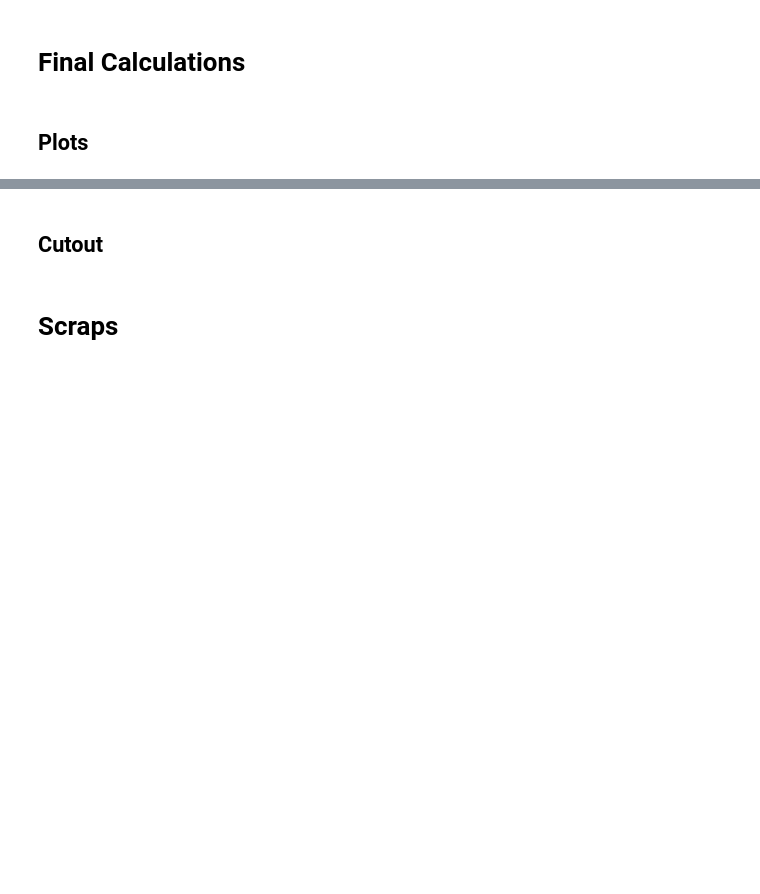
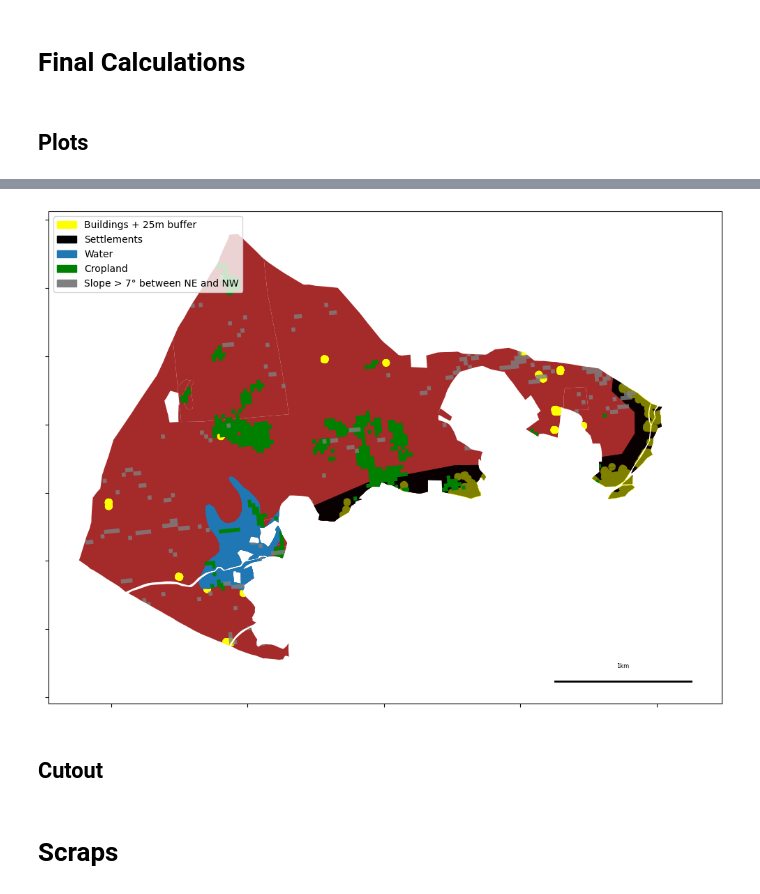
Before and after one commit to IDinsight/idinsight-solar-parks, a Jupyter notebook: notebooks/03_solar_parks_parcel_clustering.ipynb, the cells around one changed output, grey strips where cells are left out. Cells and saved outputs as stored; diff of their text form; code cells hidden in the pictures; blank space fills up the shorter version.

```diff
--- a/notebooks/03_solar_parks_parcel_clustering.ipynb
+++ b/notebooks/03_solar_parks_parcel_clustering.ipynb
@@ -943,7 +1051,6 @@ ax = gdf_with_parcel_id[gdf_with_parcel_id["parcel_id"] == CHOSEN_PARCEL_ID].plo
     label="Original Parcel",
     figsize=(10, 10),
 )
-ax.set_title(CHOSEN_PARCEL_ID, fontsize=12)
 ax.set_xticklabels([])
 ax.set_yticklabels([])
 
@@ -957,60 +1064,60 @@ ax.plot(
     [ymin + 130, ymin + 130],
     color="white",
     linewidth=7,
     linestyle="-",
 )
 ax.text(xmax - 500, ymin + 100, "1km", fontsize=6, ha="center")
 
 handles = []
 for i in range(5):
-    # unusable layers
-    water_overlap_gdf[water_overlap_gdf["parcel_id"] == CHOSEN_PARCEL_ID].plot(
-        ax=ax, color="C0", label="Water"
-    )
-    LAYERS = "Water"
-    handles.append(mpatches.Patch(color="C0", label="Water"))
+    if i >= 0:
+        buildings_overlap_gdf[
+            buildings_overlap_gdf["parcel_id"] == CHOSEN_PARCEL_ID
+        ].plot(ax=ax, color="yellow", label="Buildings + 25m buffer")
+        LAYERS = "Buildings"
+        handles.append(mpatches.Patch(color="yellow", label="Buildings + 25m buffer"))
 
-    if i > 0:
+    if i >= 1:
+        settlements_overlap_gdf[
+            settlements_overlap_gdf["parcel_id"] == CHOSEN_PARCEL_ID
+        ].plot(ax=ax, color="black", alpha=0.5, label="Settlements")
+        LAYERS = "Buildings, Settlements"
+        handles.append(mpatches.Patch(color="black", label="Settlements"))
+
+    if i >= 2:
+        water_overlap_gdf[water_overlap_gdf["parcel_id"] == CHOSEN_PARCEL_ID].plot(
+            ax=ax, color="C0", label="Water"
+        )
+        LAYERS = "Buildings, Settlements, Water"
+        handles.append(mpatches.Patch(color="C0", label="Water"))
+
+    if i >= 3:
         cropland_overlap_gdf[
             cropland_overlap_gdf["parcel_id"] == CHOSEN_PARCEL_ID
         ].plot(ax=ax, color="green", label="Cropland")
-        LAYERS = "Water, Cropland"
+        LAYERS = "Buildings, Settlements, Water, Cropland"
         handles.append(mpatches.Patch(color="green", label="Cropland"))
 
-    if i > 1:
-        if i > 2:
-            settlements_overlap_gdf[
-                settlements_overlap_gdf["parcel_id"] == CHOSEN_PARCEL_ID
-            ].plot(ax=ax, color="black", alpha=0.5, label="Settlements")
-            handles.append(mpatches.Patch(color="black", label="Settlements"))
-
-        buildings_overlap_gdf[
-            buildings_overlap_gdf["parcel_id"] == CHOSEN_PARCEL_ID
-        ].plot(ax=ax, color="yellow", label="Buildings + 25m buffer")
-        LAYERS = "Water, Cropland, Buildings"
-        handles.append(mpatches.Patch(color="yellow", label="Buildings + 25m buffer"))
-
-        if i > 2:
-            LAYERS = "Water, Cropland, Buildings, Settlements"
-
-    if i > 3:
+    if i >= 4:
         slope_overlap_gdf[slope_overlap_gdf["parcel_id"] == CHOSEN_PARCEL_ID].plot(
             ax=ax, color="grey", alpha=0.8, label="Slopes > 7 deg"
         )
-        LAYERS = "Water, Cropland, Buildings, Settlements, Slopes"
+        LAYERS = "Buildings, Settlements, Water, Cropland, Slopes"
         handles.append(
             mpatches.Patch(color="grey", label="Slope > 7° between NE and NW")
         )
 
     ax.legend(handles=handles, loc="upper left")
-    ax.set_title(f"{CHOSEN_PARCEL_ID} \n+ {LAYERS}", fontsize=12)
+    # ax.set_title(f"{CHOSEN_PARCEL_ID} \n+ {LAYERS}", fontsize=12)
     plt.tight_layout()
     plt.savefig(
         OUTPUT_DATA_DIR / LOCATION / CHOSEN_PARCEL_ID / f"Layers - {LAYERS}.png",
         dpi=300,
     )
 
     handles = []
+# %% [output]
+[figure, added]
 # %% [markdown]
 ## Cutout
 # %%
```
Also changed, not shown: parts of 24 cells of this notebook, 1 other file.
